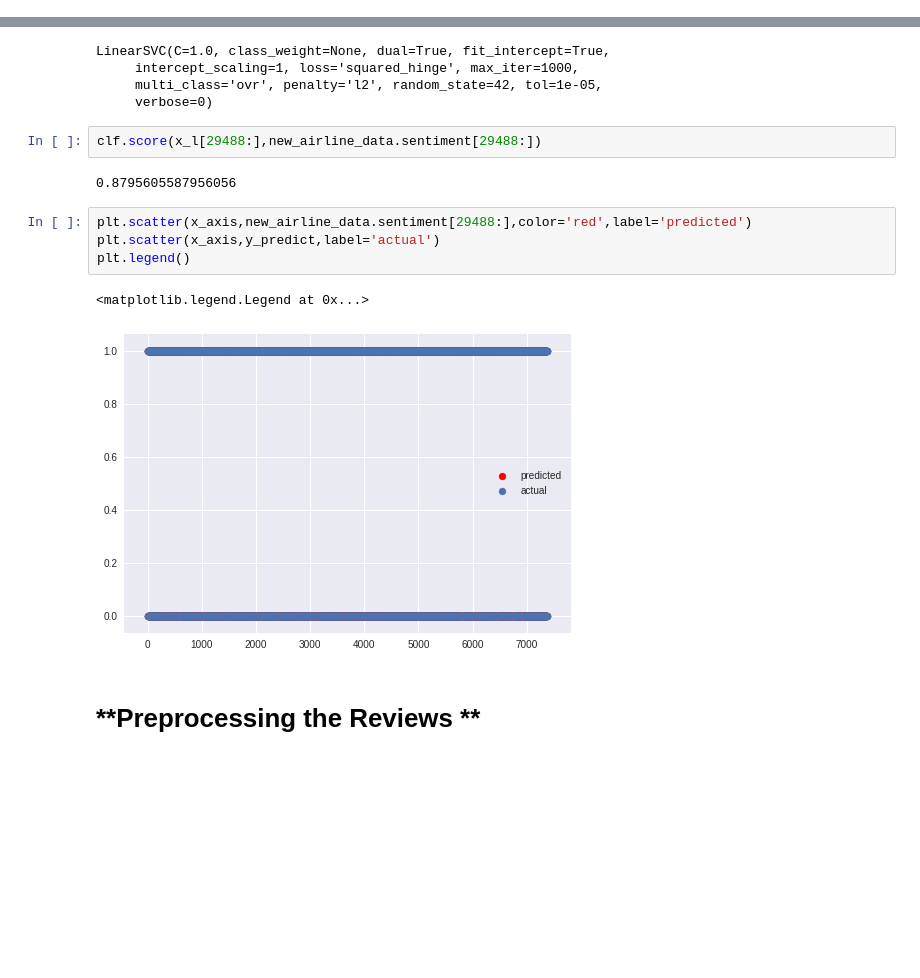
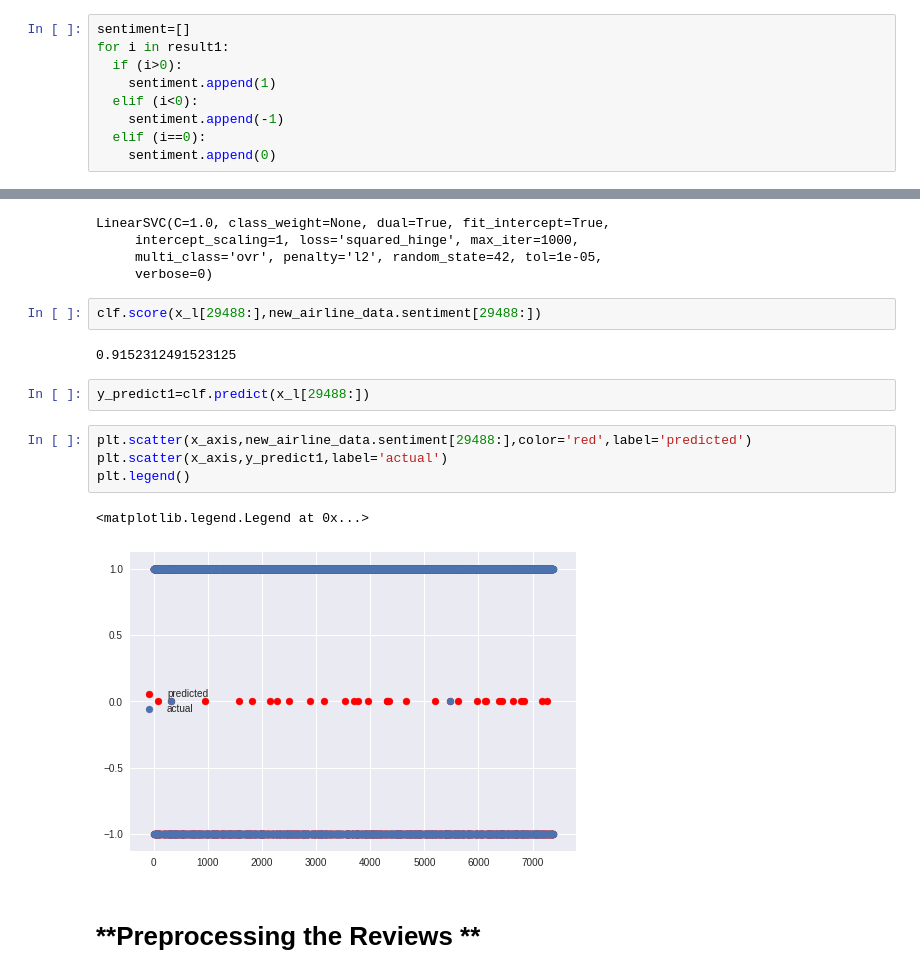
Before and after one commit to vkunal1996/Airport-Reviews-Analysis, a Jupyter notebook: Airline_Quality_Service.ipynb, the cells around one changed output, grey strips where cells are left out. Saved outputs shown, nothing was run; the diff lists cells and outputs as text; blank space fills up the shorter version.

```diff
--- a/Airline_Quality_Service.ipynb
+++ b/Airline_Quality_Service.ipynb
@@ -199,3 +201,12 @@ for i in airline_data.overall_rating:
+# %%
+sentiment=[]
+for i in result1:
+  if (i>0):
+    sentiment.append(1)
+  elif (i<0):
+    sentiment.append(-1)
+  elif (i==0):
+    sentiment.append(0)
 # %%
 new_airline_data=airline_data.copy()
 # %%
@@ -256,14 +278,16 @@ LinearSVC(C=1.0, class_weight=None, dual=True, fit_intercept=True,
 # %%
 clf.score(x_l[29488:],new_airline_data.sentiment[29488:])
 # %% [output]
-0.8795605587956056
+0.9152312491523125
+# %%
+y_predict1=clf.predict(x_l[29488:])
 # %%
 plt.scatter(x_axis,new_airline_data.sentiment[29488:],color='red',label='predicted')
-plt.scatter(x_axis,y_predict,label='actual')
+plt.scatter(x_axis,y_predict1,label='actual')
 plt.legend()
 # %% [output]
 <matplotlib.legend.Legend at 0x...>
-[figure, old version]
+[figure, new version]
 # %% [markdown]
 # **Preprocessing the Reviews **
 # %%
```
Also changed, not shown: parts of 12 cells of this notebook.
